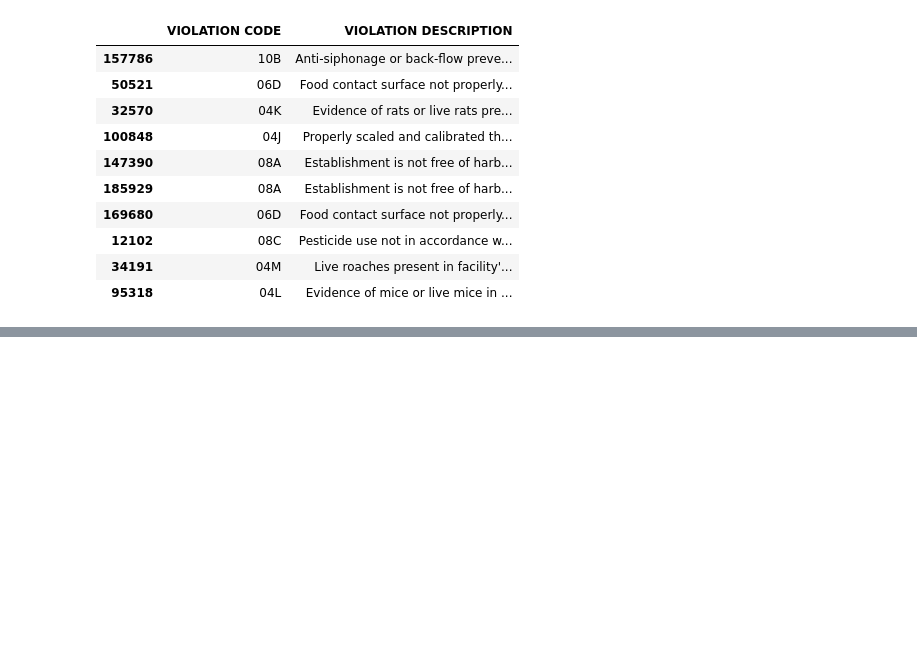
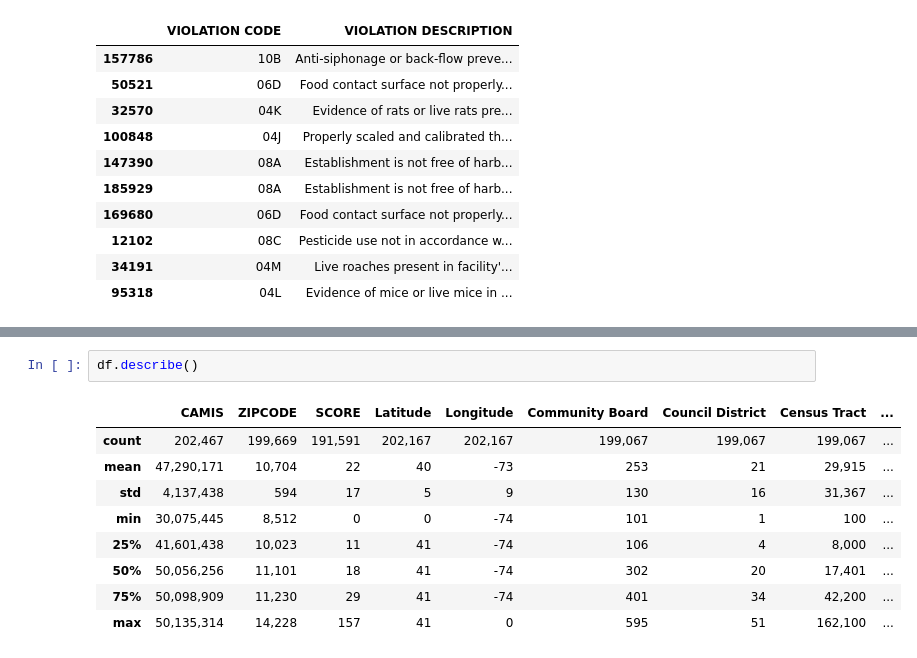
Before and after one commit to arubybonilla/2023-nyc-restaurant-grades, a Jupyter notebook: 2023-nyc-restaurant-inspection-grades-analysis.ipynb, the cells around one changed output, grey strips where cells are left out. Cells and saved outputs as stored; diff of their text form; blank space fills up the shorter version.

```diff
--- a/2023-nyc-restaurant-inspection-grades-analysis.ipynb
+++ b/2023-nyc-restaurant-inspection-grades-analysis.ipynb
@@ -619,0 +680,12 @@ df[["VIOLATION CODE", "VIOLATION DESCRIPTION"]].sample(10)
+# %%
+df.describe()
+# %% [output]
+|  | CAMIS | ZIPCODE | SCORE | Latitude | Longitude | Community Board | Council District | Census Tract | ... |
+| count | 202,467 | 199,669 | 191,591 | 202,167 | 202,167 | 199,067 | 199,067 | 199,067 | ... |
+| mean | 47,290,171 | 10,704 | 22 | 40 | -73 | 253 | 21 | 29,915 | ... |
+| std | 4,137,438 | 594 | 17 | 5 | 9 | 130 | 16 | 31,367 | ... |
+| min | 30,075,445 | 8,512 | 0 | 0 | -74 | 101 | 1 | 100 | ... |
+| 25% | 41,601,438 | 10,023 | 11 | 41 | -74 | 106 | 4 | 8,000 | ... |
+| 50% | 50,056,256 | 11,101 | 18 | 41 | -74 | 302 | 20 | 17,401 | ... |
+| 75% | 50,098,909 | 11,230 | 29 | 41 | -74 | 401 | 34 | 42,200 | ... |
+| max | 50,135,314 | 14,228 | 157 | 41 | 0 | 595 | 51 | 162,100 | ... |
```
Also changed, not shown: parts of 6 cells of this notebook.
